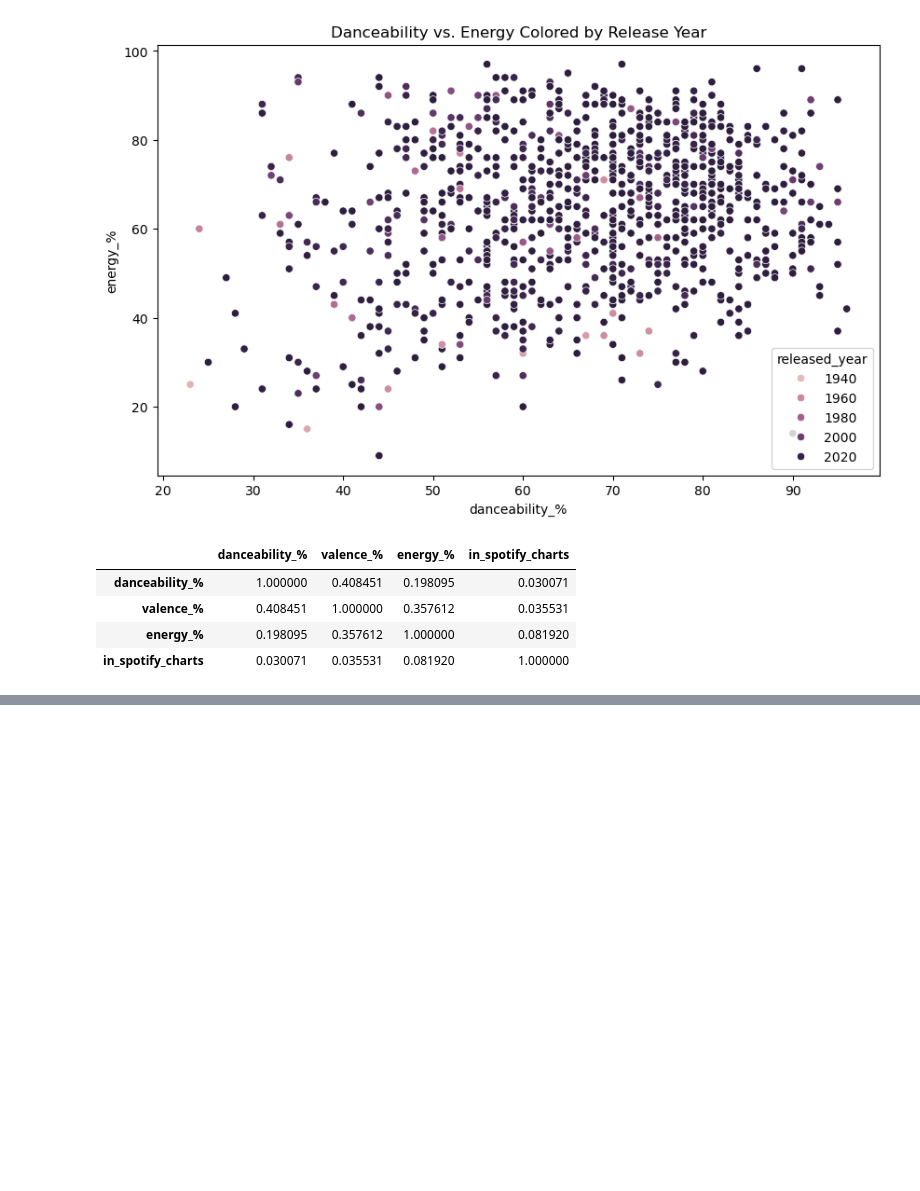
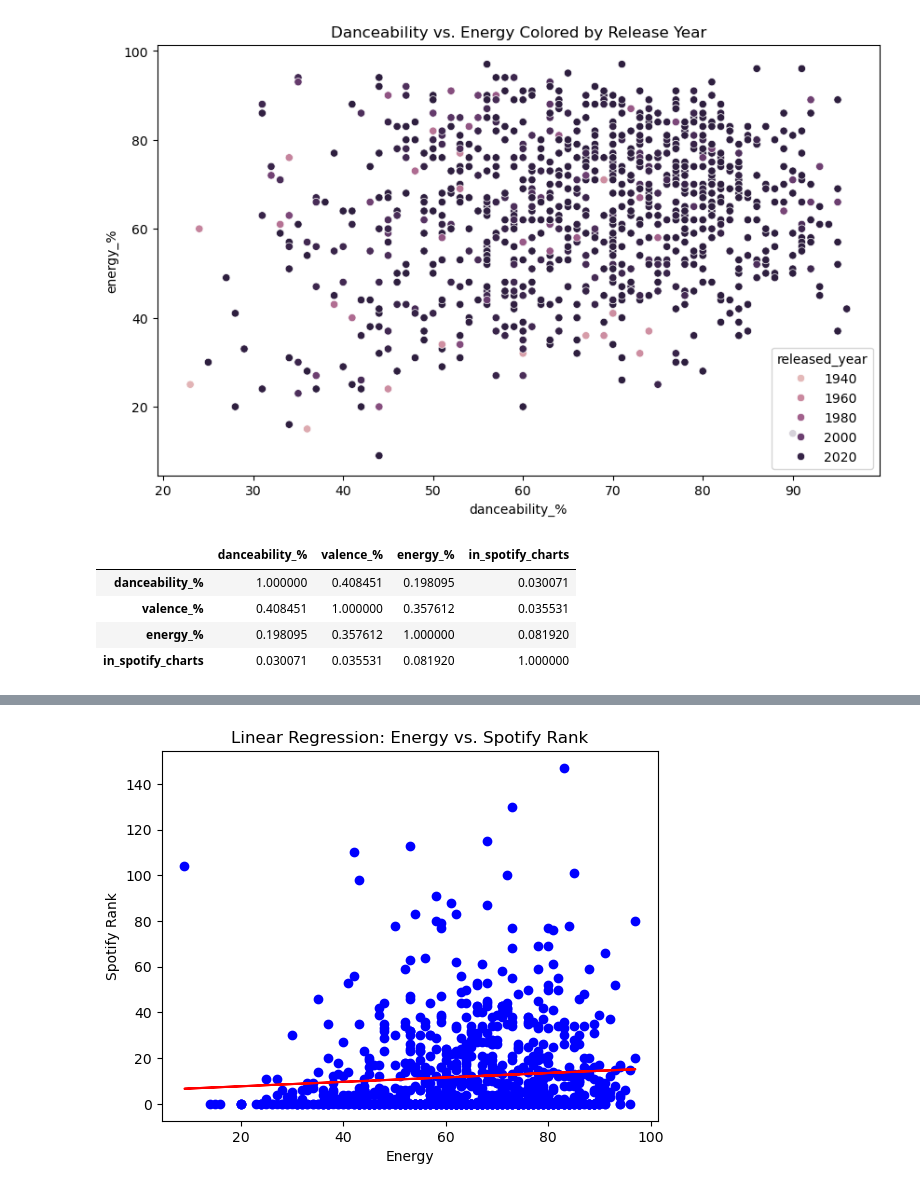
Before and after one commit to vivianzhou1288/info2950-final, a Jupyter notebook: Phase 2.ipynb, the cells around one changed output, grey strips where cells are left out. Drawn from its saved outputs; the diff is of its cells as text; code cells hidden in the pictures; blank space fills up the shorter version.

```diff
--- a/Phase 2.ipynb
+++ b/Phase 2.ipynb
@@ -140,0 +174,17 @@ sns.scatterplot(x='Energy', y='Spotify_Rank', data=music_df_result)
+# %%
+X_energy = music_df_result[['Energy']].values.reshape(-1, 1)
+y_energy = music_df_result['Spotify_Rank'].values
+
+model_energy = LinearRegression()
+model_energy.fit(X_energy, y_energy)
+
+y_pred_energy = model_energy.predict(X_energy)
+
+plt.scatter(X_energy, y_energy, color='blue')
+plt.plot(X_energy, y_pred_energy, color='red')
+plt.xlabel('Energy')
+plt.ylabel('Spotify Rank')
+plt.title('Linear Regression: Energy vs. Spotify Rank')
+plt.show()
+# %% [output]
+[figure, added]
```
Also changed, not shown: parts of 13 cells of this notebook.
